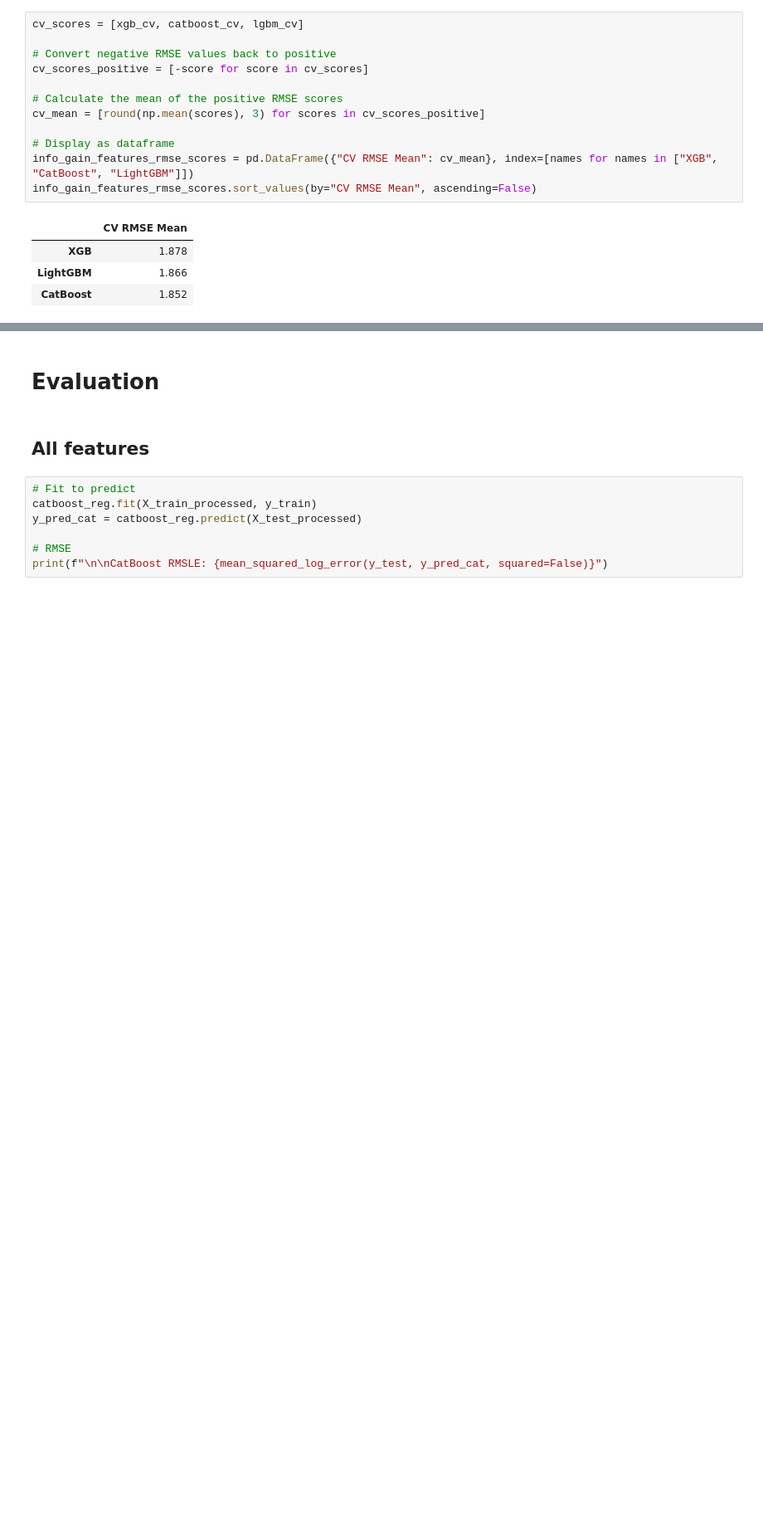
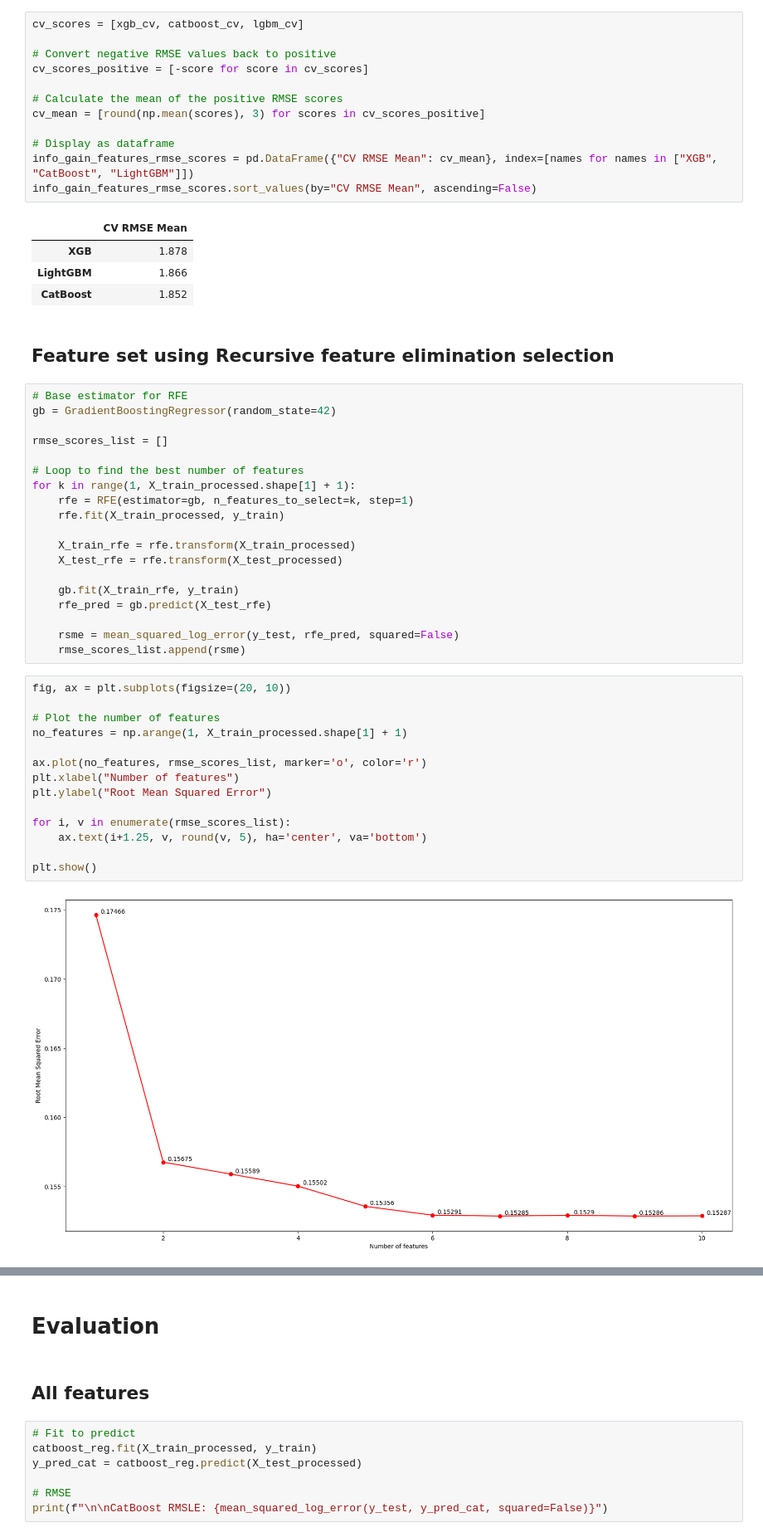
Before and after one commit to raydiwill/Abalone-Regression-KaggleC, a Jupyter notebook: model.ipynb, the cells around one changed output, grey strips where cells are left out. Shown at 83% size. Cells and saved outputs as stored; diff of their text form; blank space fills up the shorter version.

```diff
--- a/model.ipynb
+++ b/model.ipynb
@@ -395,3 +397,40 @@ info_gain_features_rmse_scores.sort_values(by="CV RMSE Mean", ascending=False)
 | XGB | 1.878 |
 | LightGBM | 1.866 |
 | CatBoost | 1.852 |
+# %% [markdown]
+## Feature set using Recursive feature elimination selection
+# %%
+# Base estimator for RFE
+gb = GradientBoostingRegressor(random_state=42)
+
+rmse_scores_list = []
+
+# Loop to find the best number of features
+for k in range(1, X_train_processed.shape[1] + 1):
+    rfe = RFE(estimator=gb, n_features_to_select=k, step=1)
+    rfe.fit(X_train_processed, y_train)
+
+    X_train_rfe = rfe.transform(X_train_processed)
+    X_test_rfe = rfe.transform(X_test_processed)
+
+    gb.fit(X_train_rfe, y_train)
+    rfe_pred = gb.predict(X_test_rfe)
+
+    rsme = mean_squared_log_error(y_test, rfe_pred, squared=False)
+    rmse_scores_list.append(rsme)
+# %%
+fig, ax = plt.subplots(figsize=(20, 10))
+
+# Plot the number of features
+no_features = np.arange(1, X_train_processed.shape[1] + 1)
+
+ax.plot(no_features, rmse_scores_list, marker='o', color='r')
+plt.xlabel("Number of features")
+plt.ylabel("Root Mean Squared Error")
+
+for i, v in enumerate(rmse_scores_list):
+    ax.text(i+1.25, v, round(v, 5), ha='center', va='bottom')
+
+plt.show()
+# %% [output]
+[figure, added]
```
Also changed, not shown: parts of 10 cells of this notebook.
